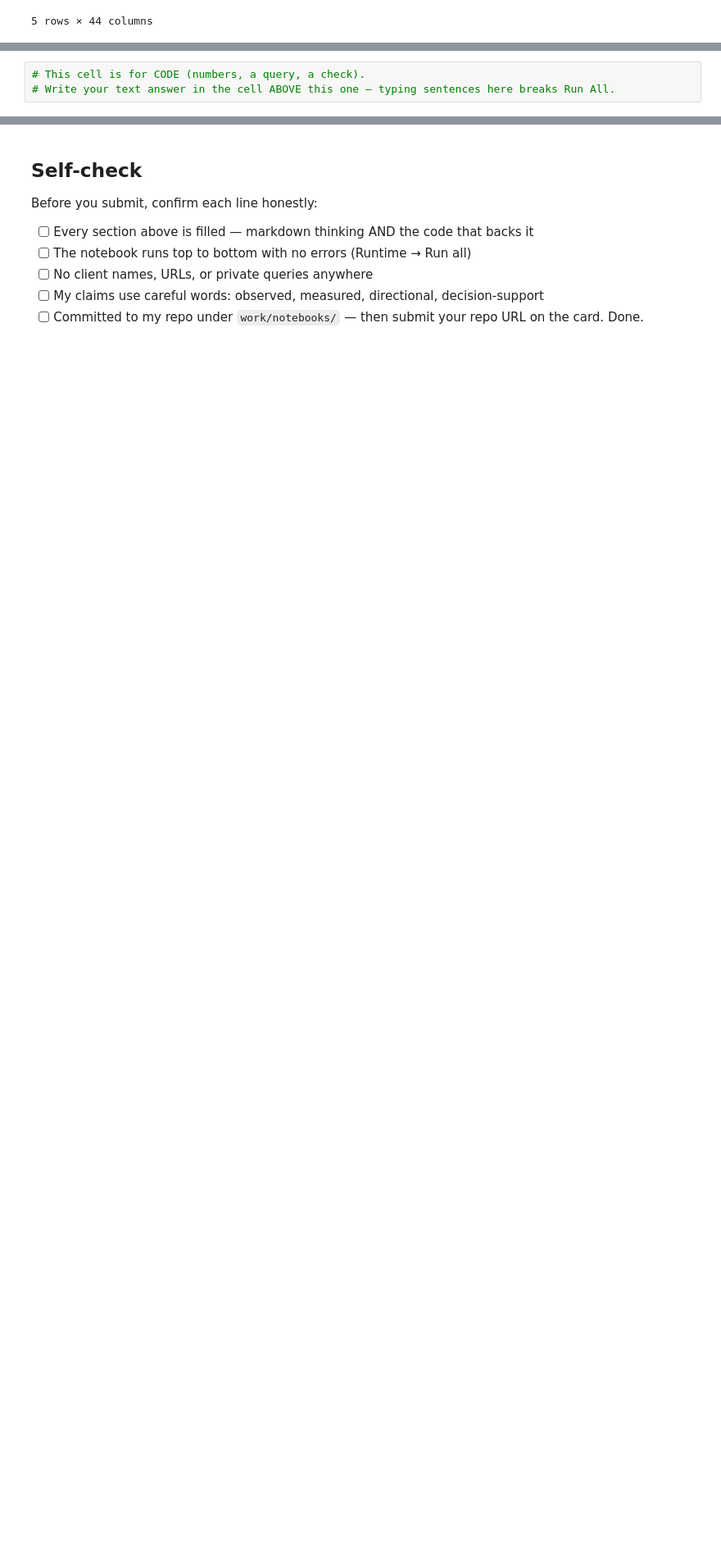
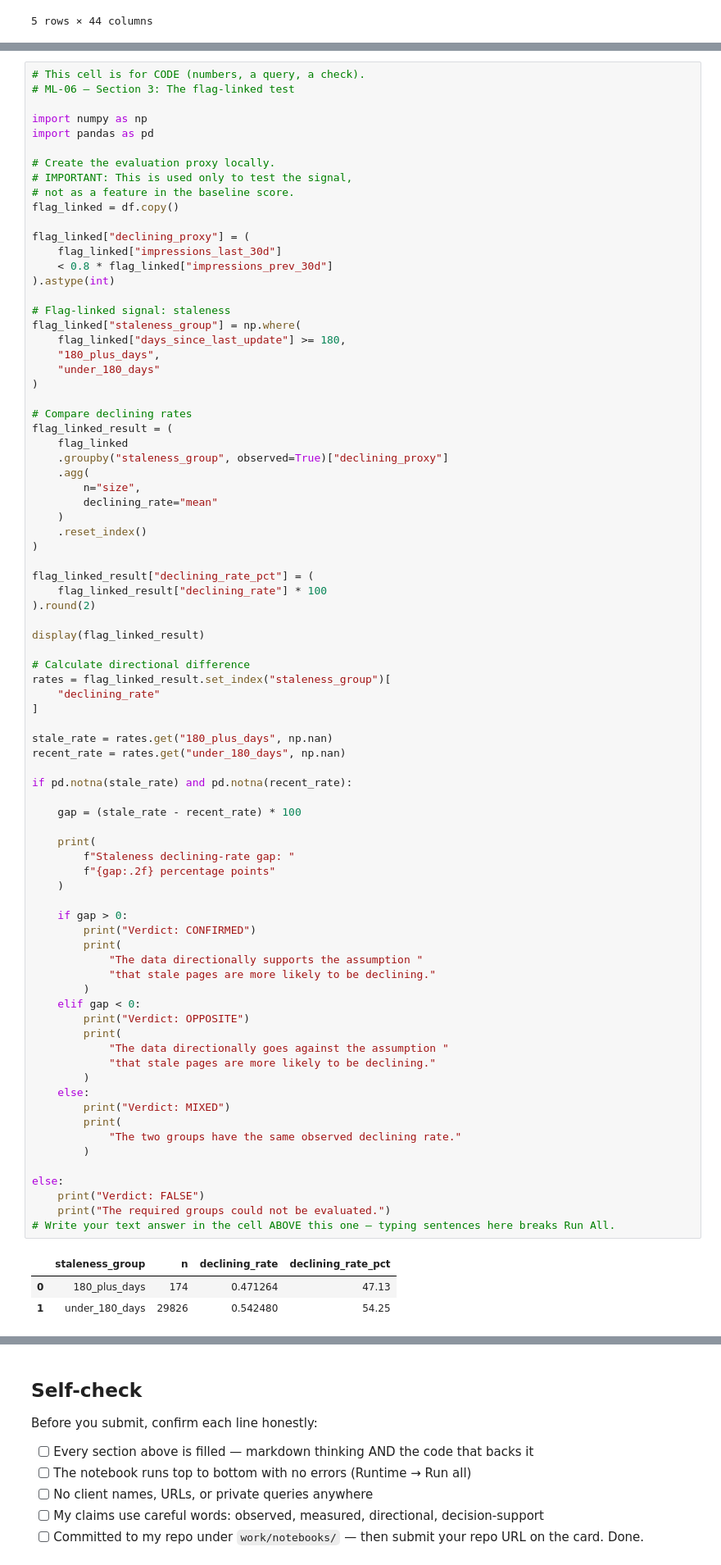
Before and after one commit to Fatima8211/ML_Internship, a Jupyter notebook: work/notebooks/w04_signal_audit.ipynb, the cells around one changed output, grey strips where cells are left out. Shown at 82% size. Drawn from its saved outputs; the diff is of its cells as text; blank space fills up the shorter version.

```diff
--- a/work/notebooks/w04_signal_audit.ipynb
+++ b/work/notebooks/w04_signal_audit.ipynb
@@ -124,3 +128,84 @@ Shape: (30000, 44)
 # %%
 # This cell is for CODE (numbers, a query, a check).
+# ML-06 — Section 3: The flag-linked test
+
+import numpy as np
+import pandas as pd
+
+# Create the evaluation proxy locally.
+# IMPORTANT: This is used only to test the signal,
+# not as a feature in the baseline score.
+flag_linked = df.copy()
+
+flag_linked["declining_proxy"] = (
+    flag_linked["impressions_last_30d"]
+    < 0.8 * flag_linked["impressions_prev_30d"]
+).astype(int)
+
+# Flag-linked signal: staleness
+flag_linked["staleness_group"] = np.where(
+    flag_linked["days_since_last_update"] >= 180,
+    "180_plus_days",
+    "under_180_days"
+)
+
+# Compare declining rates
+flag_linked_result = (
+    flag_linked
+    .groupby("staleness_group", observed=True)["declining_proxy"]
+    .agg(
+        n="size",
+        declining_rate="mean"
+    )
+    .reset_index()
+)
+
+flag_linked_result["declining_rate_pct"] = (
+    flag_linked_result["declining_rate"] * 100
+).round(2)
+
+display(flag_linked_result)
+
+# Calculate directional difference
+rates = flag_linked_result.set_index("staleness_group")[
+    "declining_rate"
+]
+
+stale_rate = rates.get("180_plus_days", np.nan)
+recent_rate = rates.get("under_180_days", np.nan)
+
+if pd.notna(stale_rate) and pd.notna(recent_rate):
+
+    gap = (stale_rate - recent_rate) * 100
+
+    print(
+        f"Staleness declining-rate gap: "
+        f"{gap:.2f} percentage points"
+    )
+
+    if gap > 0:
+        print("Verdict: CONFIRMED")
+        print(
+            "The data directionally supports the assumption "
+            "that stale pages are more likely to be declining."
+        )
+    elif gap < 0:
+        print("Verdict: OPPOSITE")
+        print(
+            "The data directionally goes against the assumption "
+            "that stale pages are more likely to be declining."
+        )
+    else:
+        print("Verdict: MIXED")
+        print(
+            "The two groups have the same observed declining rate."
+        )
+
+else:
+    print("Verdict: FALSE")
+    print("The required groups could not be evaluated.")
 # Write your text answer in the cell ABOVE this one — typing sentences here breaks Run All.
+# %% [output]
+|  | staleness_group | n | declining_rate | declining_rate_pct |
+| 0 | 180_plus_days | 174 | 0.471264 | 47.13 |
+| 1 | under_180_days | 29826 | 0.542480 | 54.25 |
```
Also changed, not shown: parts of 8 cells of this notebook.
